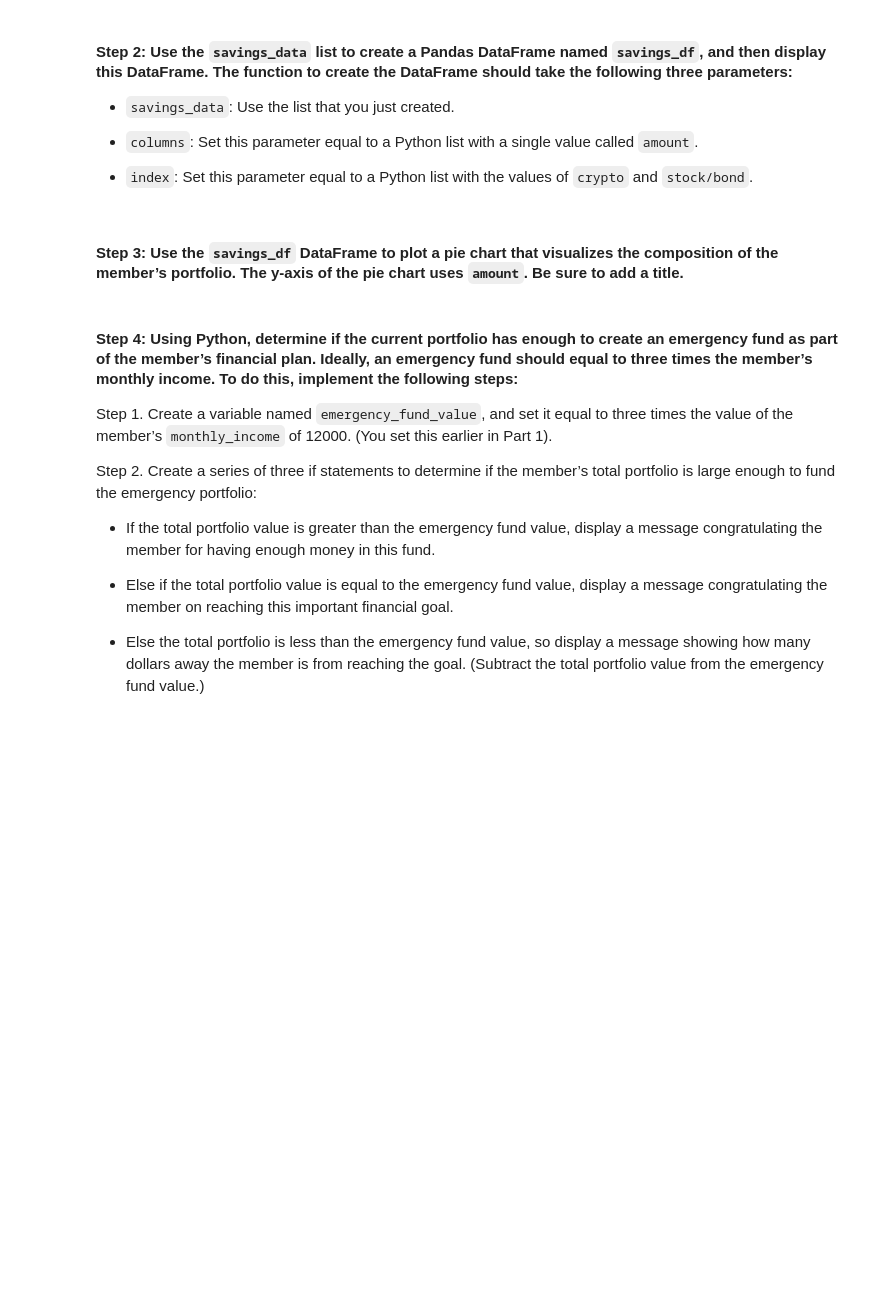
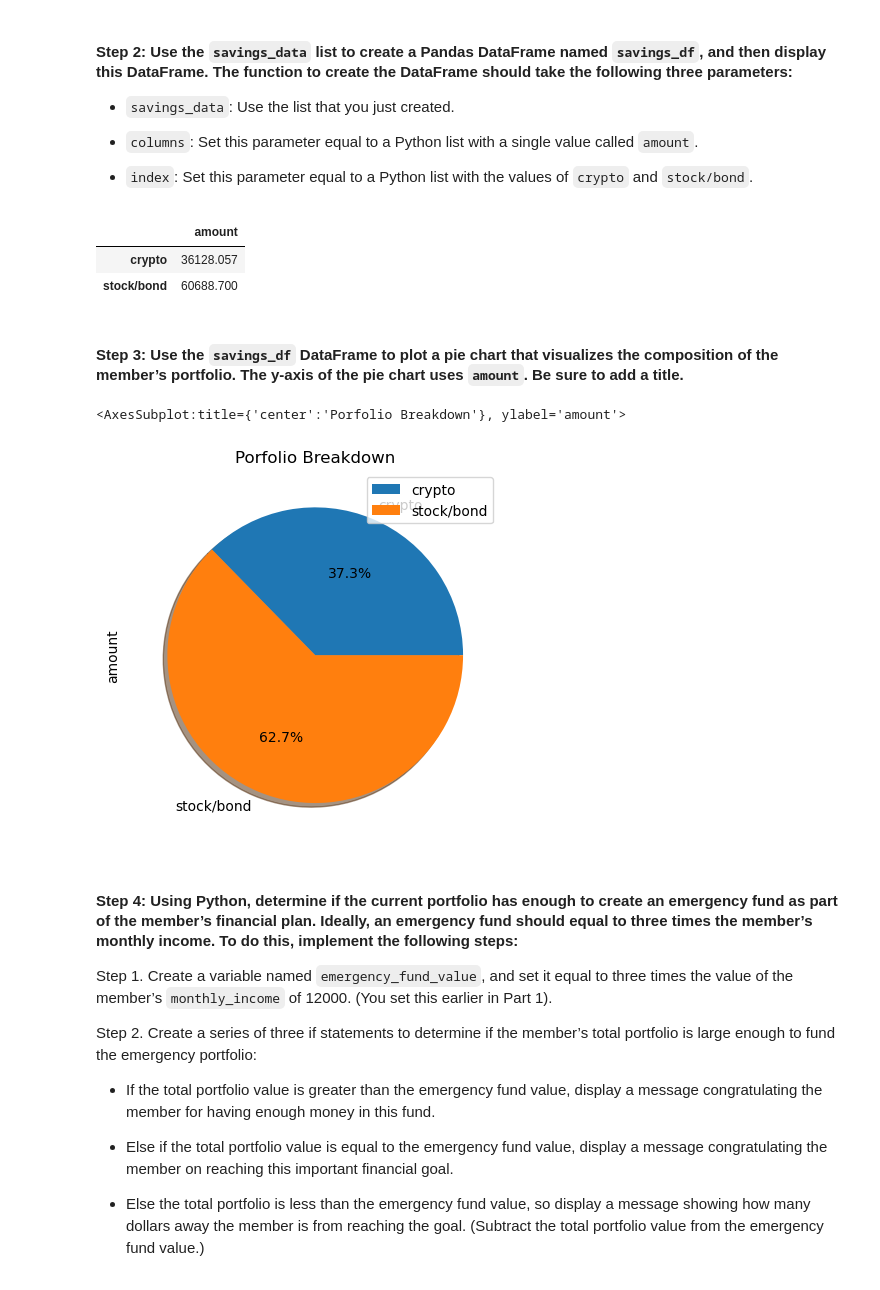
Before and after one commit to rachelphillips1/FinTech-Mod5-Challenge, a Jupyter notebook: financial_planning_tools.ipynb, the cells around one changed output. Saved outputs shown, nothing was run; the diff lists cells and outputs as text; code cells hidden in the pictures; blank space fills up the shorter version.

```diff
--- a/financial_planning_tools.ipynb
+++ b/financial_planning_tools.ipynb
@@ -328,7 +328,7 @@ In this section, you’ll use the valuations for the cryptocurrency wallet and f
 #### Step 1: Create a Python list named `savings_data` that has two elements. The first element contains the total value of the cryptocurrency wallet. The second element contains the total value of the stock and bond portions of the portfolio.
 # %%
 # Consolidate financial assets data into a Python list
-# YOUR CODE HERE
+savings_data = [total_crypto_wallet, total_stocks_bonds]
 
 # Review the Python list savings_data
-# YOUR CODE HERE
+savings_data
@@ -342,15 +344,22 @@ In this section, you’ll use the valuations for the cryptocurrency wallet and f
 - `index`: Set this parameter equal to a Python list with the values of `crypto` and `stock/bond`.
 # %%
 # Create a Pandas DataFrame called savings_df
-# YOUR CODE HERE
+savings_df = pd.DataFrame(savings_data, columns=["amount"], index=["crypto", "stock/bond"])
 
 # Display the savings_df DataFrame
-# YOUR CODE HERE
+savings_df
+# %% [output]
+|  | amount |
+| crypto | 36128.057 |
+| stock/bond | 60688.700 |
 # %% [markdown]
 #### Step 3: Use the `savings_df` DataFrame to plot a pie chart that visualizes the composition of the member’s portfolio. The y-axis of the pie chart uses `amount`. Be sure to add a title.
 # %%
 # Plot the total value of the member's portfolio (crypto and stock/bond) in a pie chart
-# YOUR CODE HERE
+savings_df.plot(kind='pie', y='amount', title='Porfolio Breakdown',autopct='%1.1f%%', shadow=True, legend=True)
+# %% [output]
+<AxesSubplot:title={'center':'Porfolio Breakdown'}, ylabel='amount'>
+[figure, added]
 # %% [markdown]
 #### Step 4: Using Python, determine if the current portfolio has enough to create an emergency fund as part of the member’s financial plan. Ideally, an emergency fund should equal to three times the member’s monthly income. To do this, implement the following steps:
 
```
Also changed, not shown: parts of 30 cells of this notebook, 1 other file.
